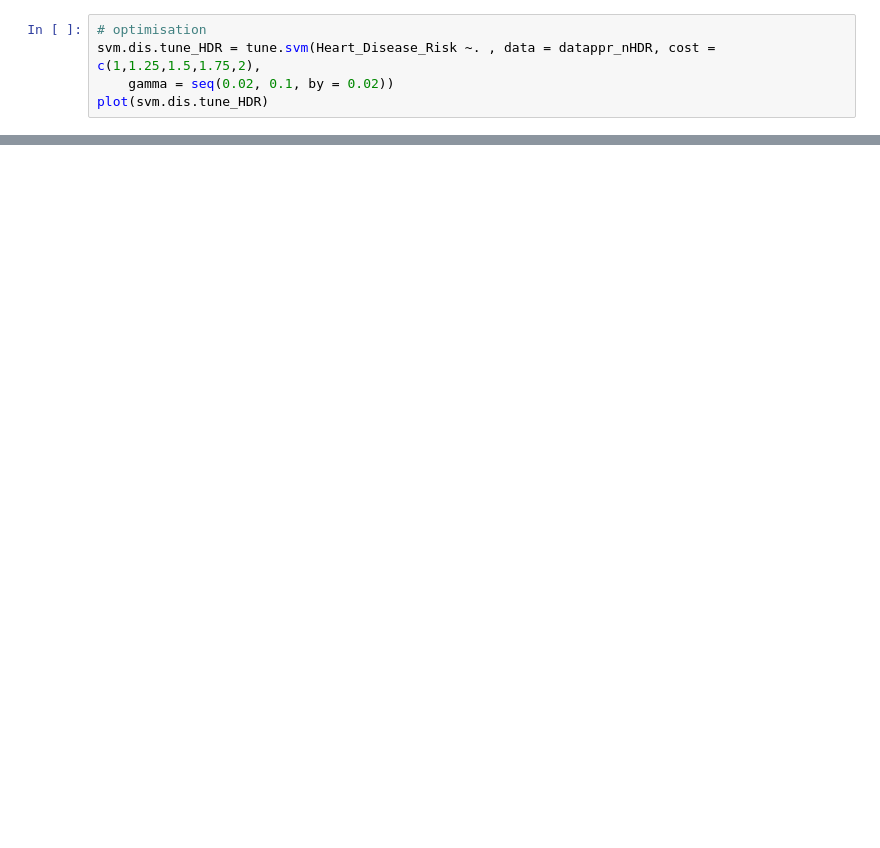
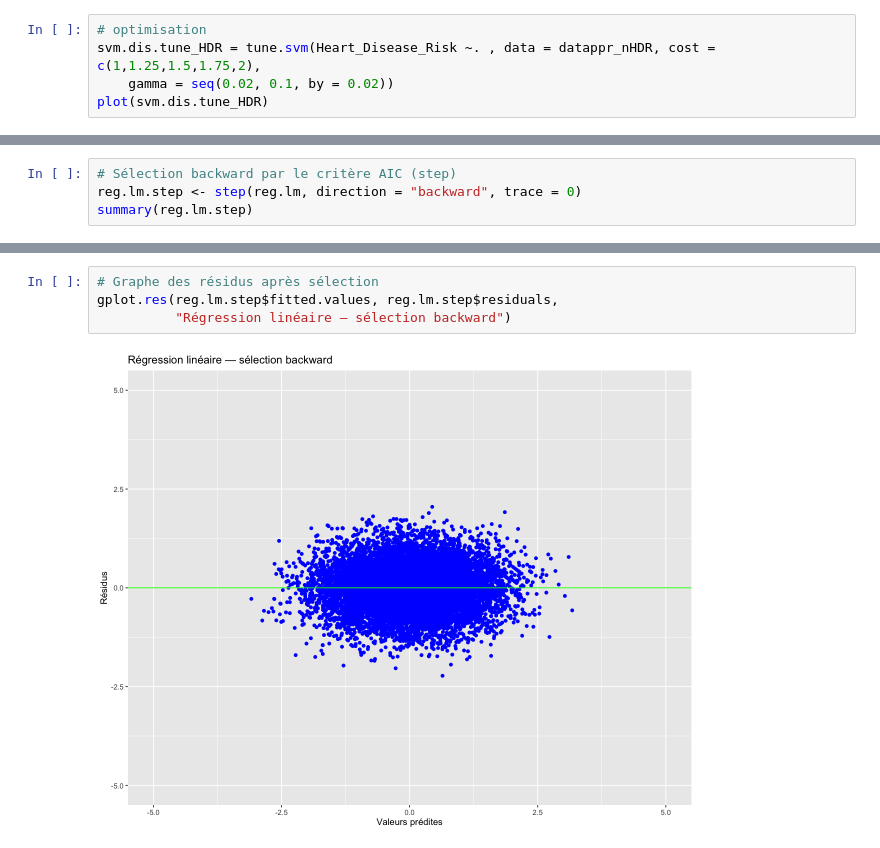
Before and after one commit to clairesn23/machine_learning, a Jupyter notebook: Projet_R.ipynb, the cells around one changed output, grey strips where cells are left out. Drawn from its saved outputs; the diff is of its cells as text; blank space fills up the shorter version.

```diff
--- a/Projet_R.ipynb
+++ b/Projet_R.ipynb
@@ -1088,0 +1183,4 @@ plot(svm.dis.tune_HDR)
+# %%
+# Sélection backward par le critère AIC (step)
+reg.lm.step <- step(reg.lm, direction = "backward", trace = 0)
+summary(reg.lm.step)
@@ -1088,0 +1205,6 @@ plot(svm.dis.tune_HDR)
+# %%
+# Graphe des résidus après sélection
+gplot.res(reg.lm.step$fitted.values, reg.lm.step$residuals,
+          "Régression linéaire — sélection backward")
+# %% [output]
+[figure, added]
```
Also changed, not shown: parts of 73 cells of this notebook.
